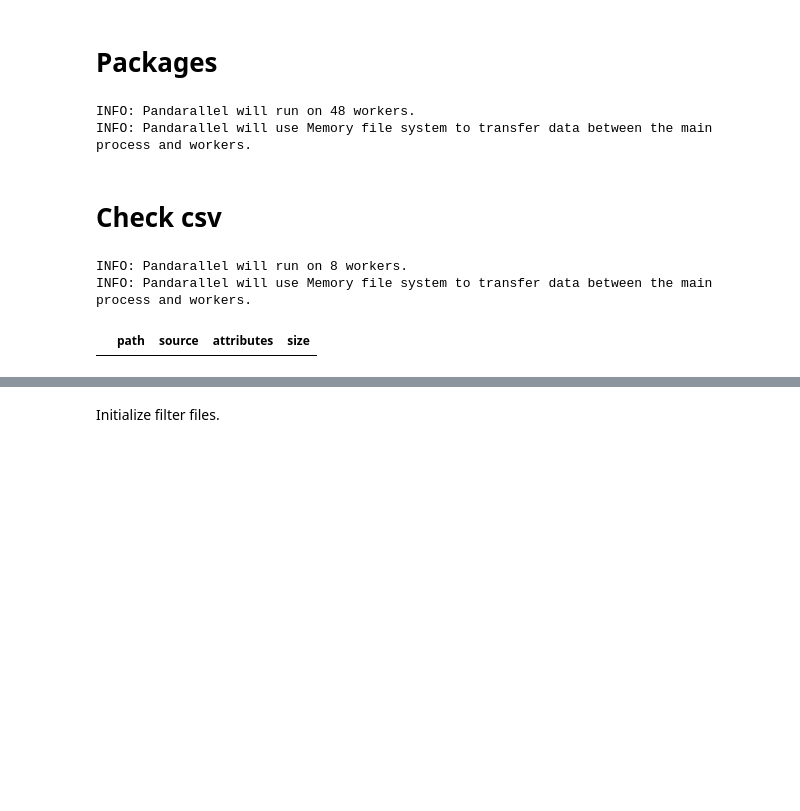
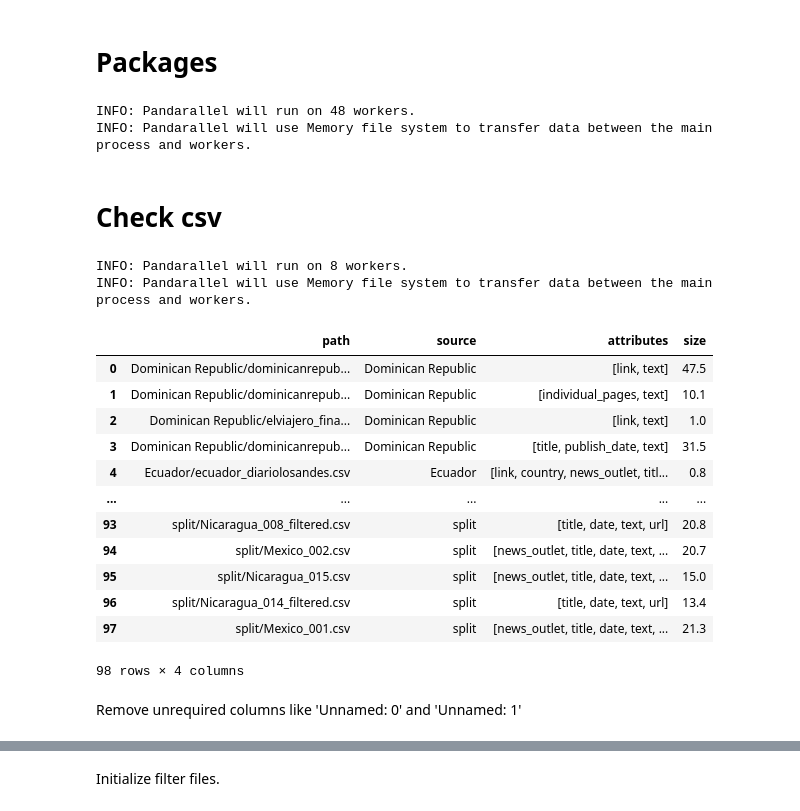
Before and after one commit to Zwd798/conflibert-spanish, a Jupyter notebook: Filter/text_filterer.ipynb, the cells around one changed output, grey strips where cells are left out. Drawn from its saved outputs; the diff is of its cells as text; code cells hidden in the pictures; blank space fills up the shorter version.

```diff
--- a/Filter/text_filterer.ipynb
+++ b/Filter/text_filterer.ipynb
@@ -31,13 +31,13 @@ def get_csv_size(csv_name):
 
 def get_attribute(filename):
     if filename.endswith('csv'):
-        df1 = pd.read_csv(filename,header=[0])
+        df1 = pd.read_csv(filename,header=[0], index_col=0)
     else:
         df1=pd.read_json(filename,orient="records", lines=True)
     return list(df1.columns)
 
 def split_large_file(filename, source, output,size=None):
-    df1=pd.read_csv(filename,header=[0])
+    df1=pd.read_csv(filename,header=[0], index_col=0)
     if size ==None:
         size = get_csv_size(filename)
     num_chunks = size//20
@@ -95,25 +95,39 @@ INFO: Pandarallel will use Memory file system to transfer data between the main
 # %%
 pandarallel.initialize(nb_workers=8, progress_bar=True)
 # Place all files to be filtered within the Filter folder, within a subfolder containing the source name
 # for example, let there be 3 csv files from El Espectador.
 # The file structure is
 # Filter
 # --elespectador
 # -- -- elespactador01.csv
 # -- -- elespactador02.csv
 # -- -- elespactador03.csv
 
 
 # This creates a dataframe containing a list of all the csv files within the specified folder structure.
-df = pd.DataFrame(glob.glob('Filter/*/*.csv'), columns = ['path'])
+df = pd.DataFrame(glob.glob('*/*.csv'), columns = ['path'])
 # This updates the source to be just the first part, the name of the folder.
-df['source'] = df.path.apply(lambda x: x.split('\\')[2].replace('.csv', ''))
+df['source'] = df.path.apply(lambda x: x.split('/')[0])
 df = df.sort_values('source').reset_index(drop=True)
 # Gets the column defenitions of the files and their sizes
 df['attributes']= df.path.apply(get_attribute)
 df['size']= df.path.apply(get_csv_size)
 df
 # %% [output]
 INFO: Pandarallel will run on 8 workers.
 INFO: Pandarallel will use Memory file system to transfer data between the main process and workers.
 |  | path | source | attributes | size |
+| 0 | Dominican Republic/dominicanrepub... | Dominican Republic | [link, text] | 47.5 |
+| 1 | Dominican Republic/dominicanrepub... | Dominican Republic | [individual_pages, text] | 10.1 |
+| 2 | Dominican Republic/elviajero_fina... | Dominican Republic | [link, text] | 1.0 |
+| 3 | Dominican Republic/dominicanrepub... | Dominican Republic | [title, publish_date, text] | 31.5 |
+| 4 | Ecuador/ecuador_diariolosandes.csv | Ecuador | [link, country, news_outlet, titl... | 0.8 |
+| ... | ... | ... | ... | ... |
+| 93 | split/Nicaragua_008_filtered.csv | split | [title, date, text, url] | 20.8 |
+| 94 | split/Mexico_002.csv | split | [news_outlet, title, date, text, ... | 20.7 |
+| 95 | split/Nicaragua_015.csv | split | [news_outlet, title, date, text, ... | 15.0 |
+| 96 | split/Nicaragua_014_filtered.csv | split | [title, date, text, url] | 13.4 |
+| 97 | split/Mexico_001.csv | split | [news_outlet, title, date, text, ... | 21.3 |
+98 rows × 4 columns
+# %% [markdown]
+Remove unrequired columns like 'Unnamed: 0' and 'Unnamed: 1'
```
Also changed, not shown: parts of 35 cells of this notebook.
